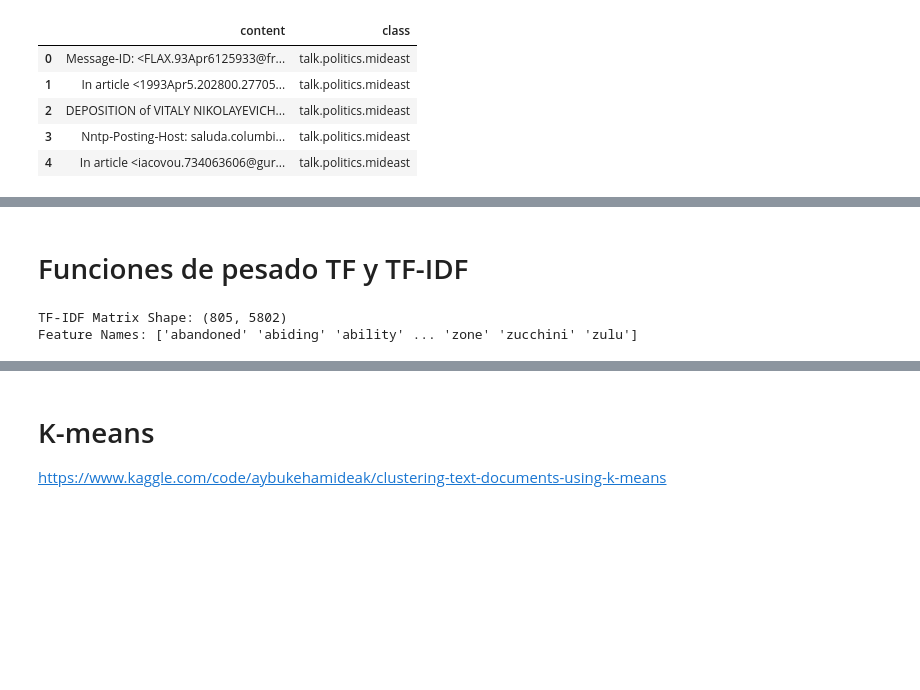
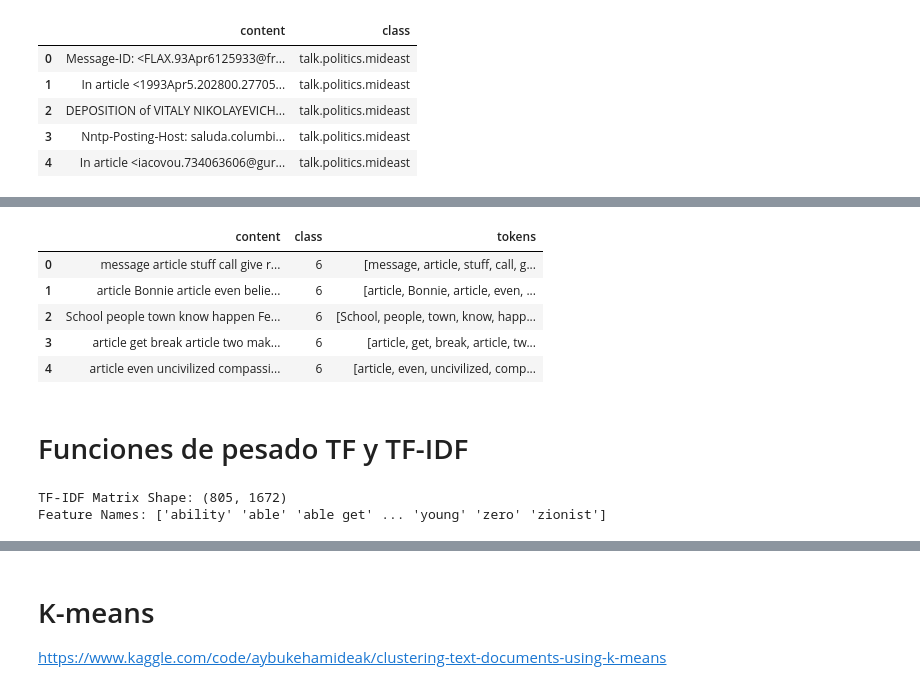
Before and after one commit to MaciaKing/UNED, a Jupyter notebook: Descubrimiento de informacion en textos/Entregas/PEC4/tarea4.ipynb, the cells around one changed output, grey strips where cells are left out. Cells and saved outputs as stored; diff of their text form; code cells hidden in the pictures; blank space fills up the shorter version.

```diff
--- a/Descubrimiento de informacion en textos/Entregas/PEC4/tarea4.ipynb
+++ b/Descubrimiento de informacion en textos/Entregas/PEC4/tarea4.ipynb
@@ -171,3 +172,21 @@ df.head()
+# %%
+# Import label encoder
+from sklearn import preprocessing
+
+# label_encoder object knows
+# how to understand word labels.
+label_encoder = preprocessing.LabelEncoder()
+
+# Encode labels in column 'species'.
+df['class']= label_encoder.fit_transform(df['class'])
+df.head()
+# %% [output]
+|  | content | class | tokens |
+| 0 | message article stuff call give r... | 6 | [message, article, stuff, call, g... |
+| 1 | article Bonnie article even belie... | 6 | [article, Bonnie, article, even, ... |
+| 2 | School people town know happen Fe... | 6 | [School, people, town, know, happ... |
+| 3 | article get break article two mak... | 6 | [article, get, break, article, tw... |
+| 4 | article even uncivilized compassi... | 6 | [article, even, uncivilized, comp... |
 # %% [markdown]
 # Funciones de pesado TF y TF-IDF
 # %%
@@ -177,7 +196,7 @@ from sklearn.feature_extraction.text import TfidfVectorizer
 contents = df['content']
 
 # Crear un objeto TfidfVectorizer
-vectorizer = TfidfVectorizer()
+vectorizer = TfidfVectorizer(min_df=5, max_df=0.8, ngram_range=(1, 2))
 
 # Ajustar y transformar los datos de texto a TF-IDF
 tfidf_matrix = vectorizer.fit_transform(contents)
@@ -192,6 +211,6 @@ feature_names = vectorizer.get_feature_names_out()
 print("TF-IDF Matrix Shape:", tfidf_matrix.shape)  # Dimensiones: (número de documentos, número de términos)
 print("Feature Names:", feature_names)
 # %% [output]
-TF-IDF Matrix Shape: (805, 5802)
-Feature Names: ['abandoned' 'abiding' 'ability' ... 'zone' 'zucchini' 'zulu']
+TF-IDF Matrix Shape: (805, 1672)
+Feature Names: ['ability' 'able' 'able get' ... 'young' 'zero' 'zionist']
 # %%
```
Also changed, not shown: parts of 30 cells of this notebook.
